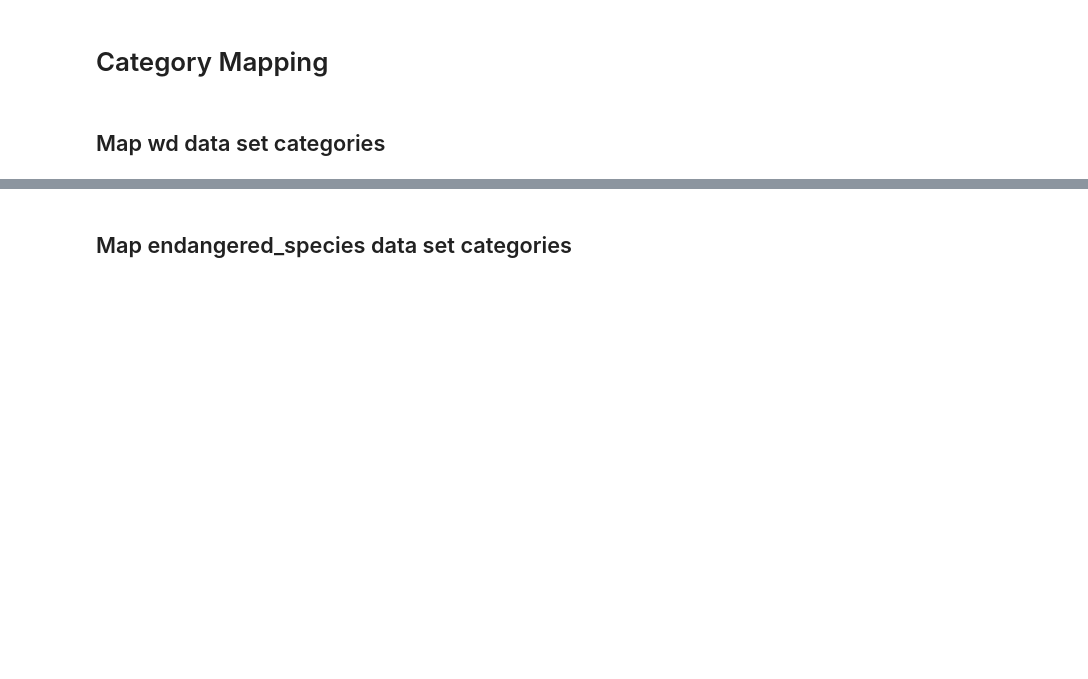
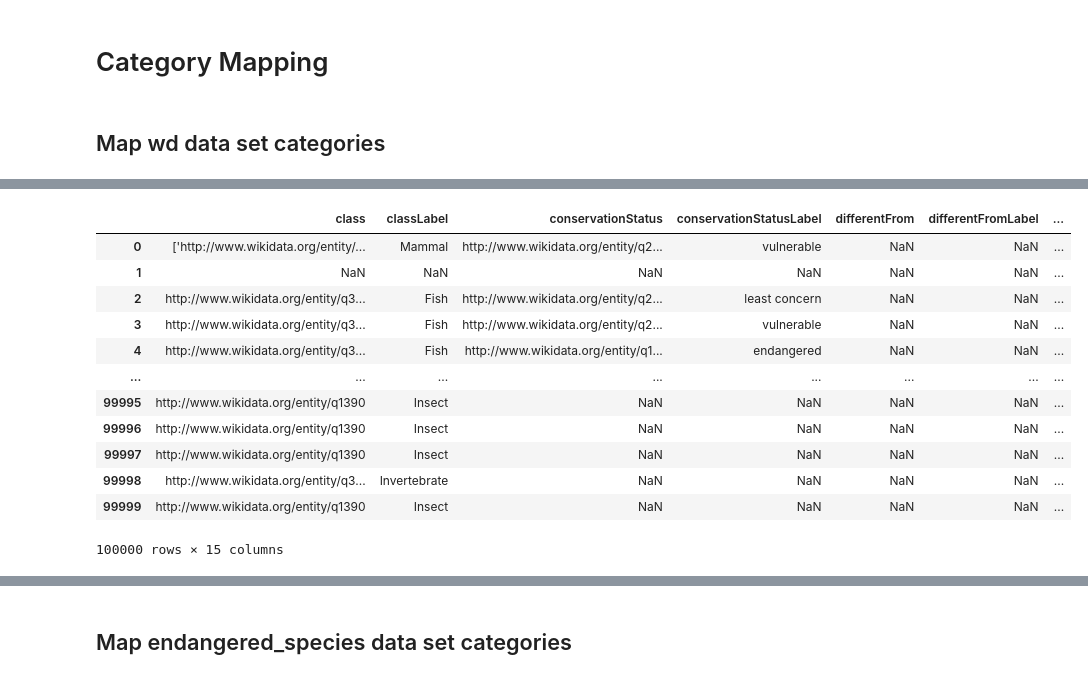
Before and after one commit to till22G/Web_Data_Integration_Project, a Jupyter notebook: notebooks/Data Inspection for Identity resolution.ipynb, the cells around one changed output, grey strips where cells are left out. Cells and saved outputs as stored; diff of their text form; code cells hidden in the pictures; blank space fills up the shorter version.

```diff
--- a/notebooks/Data Inspection for Identity resolution.ipynb
+++ b/notebooks/Data Inspection for Identity resolution.ipynb
@@ -52,5 +68,21 @@ wd_mapping_dic = dict(zip(category_mapping_df['Original Category Label'], catego
 # %%
 wd['classLabel']= wd['classLabel'].map(wd_mapping_dic)
+# %%
+wd
+# %% [output]
+|  | class | classLabel | conservationStatus | conservationStatusLabel | differentFrom | differentFromLabel | ... |
+| 0 | ['http://www.wikidata.org/entity/... | Mammal | http://www.wikidata.org/entity/q2... | vulnerable | NaN | NaN | ... |
+| 1 | NaN | NaN | NaN | NaN | NaN | NaN | ... |
+| 2 | http://www.wikidata.org/entity/q3... | Fish | http://www.wikidata.org/entity/q2... | least concern | NaN | NaN | ... |
+| 3 | http://www.wikidata.org/entity/q3... | Fish | http://www.wikidata.org/entity/q2... | vulnerable | NaN | NaN | ... |
+| 4 | http://www.wikidata.org/entity/q3... | Fish | http://www.wikidata.org/entity/q1... | endangered | NaN | NaN | ... |
+| ... | ... | ... | ... | ... | ... | ... | ... |
+| 99995 | http://www.wikidata.org/entity/q1390 | Insect | NaN | NaN | NaN | NaN | ... |
+| 99996 | http://www.wikidata.org/entity/q1390 | Insect | NaN | NaN | NaN | NaN | ... |
+| 99997 | http://www.wikidata.org/entity/q1390 | Insect | NaN | NaN | NaN | NaN | ... |
+| 99998 | http://www.wikidata.org/entity/q3... | Invertebrate | NaN | NaN | NaN | NaN | ... |
+| 99999 | http://www.wikidata.org/entity/q1390 | Insect | NaN | NaN | NaN | NaN | ... |
+100000 rows × 15 columns
 # %%
 wd['classLabel'].value_counts().plot(kind='bar')
 # %% [output]
```
Also changed, not shown: parts of 14 cells of this notebook.
